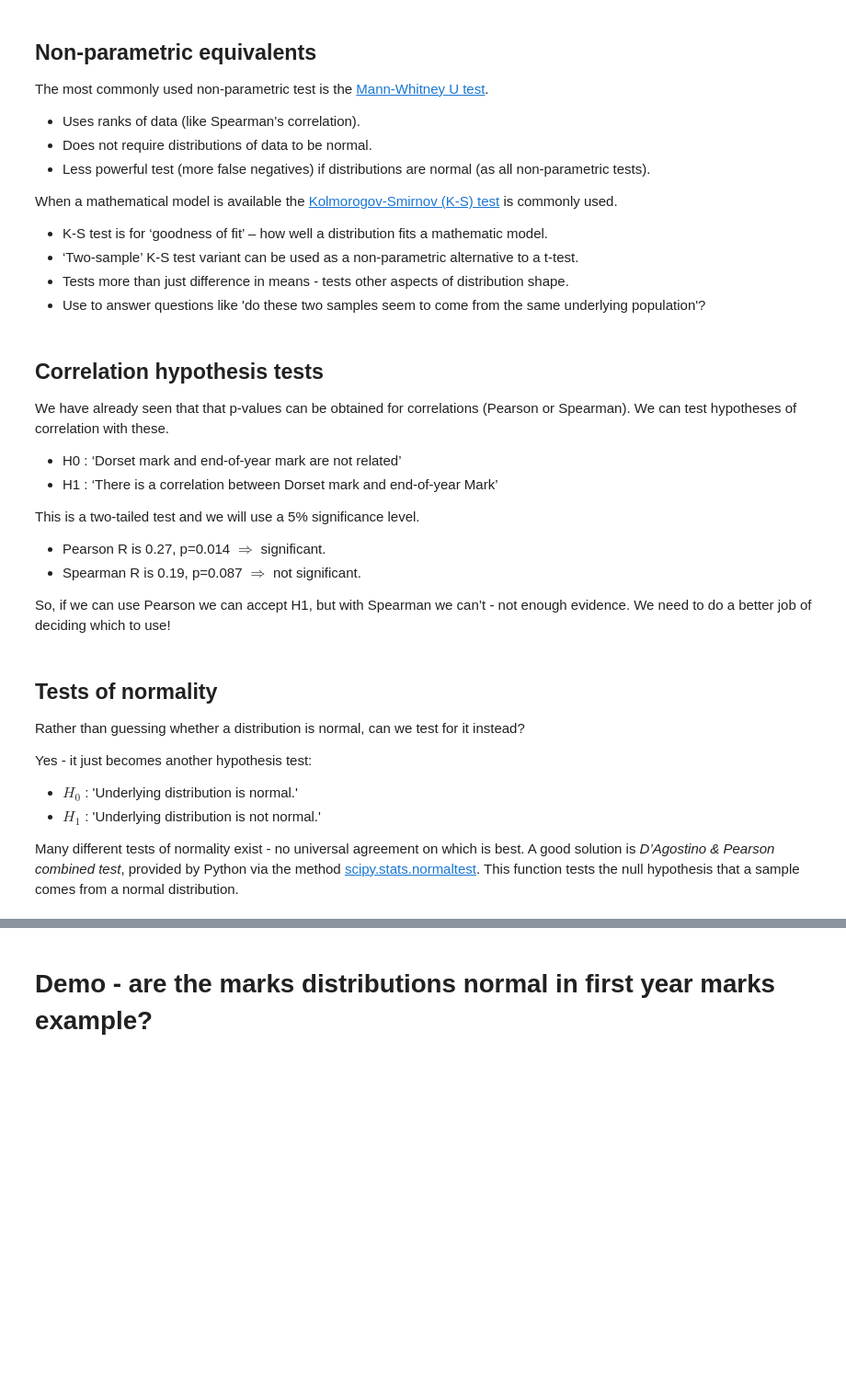
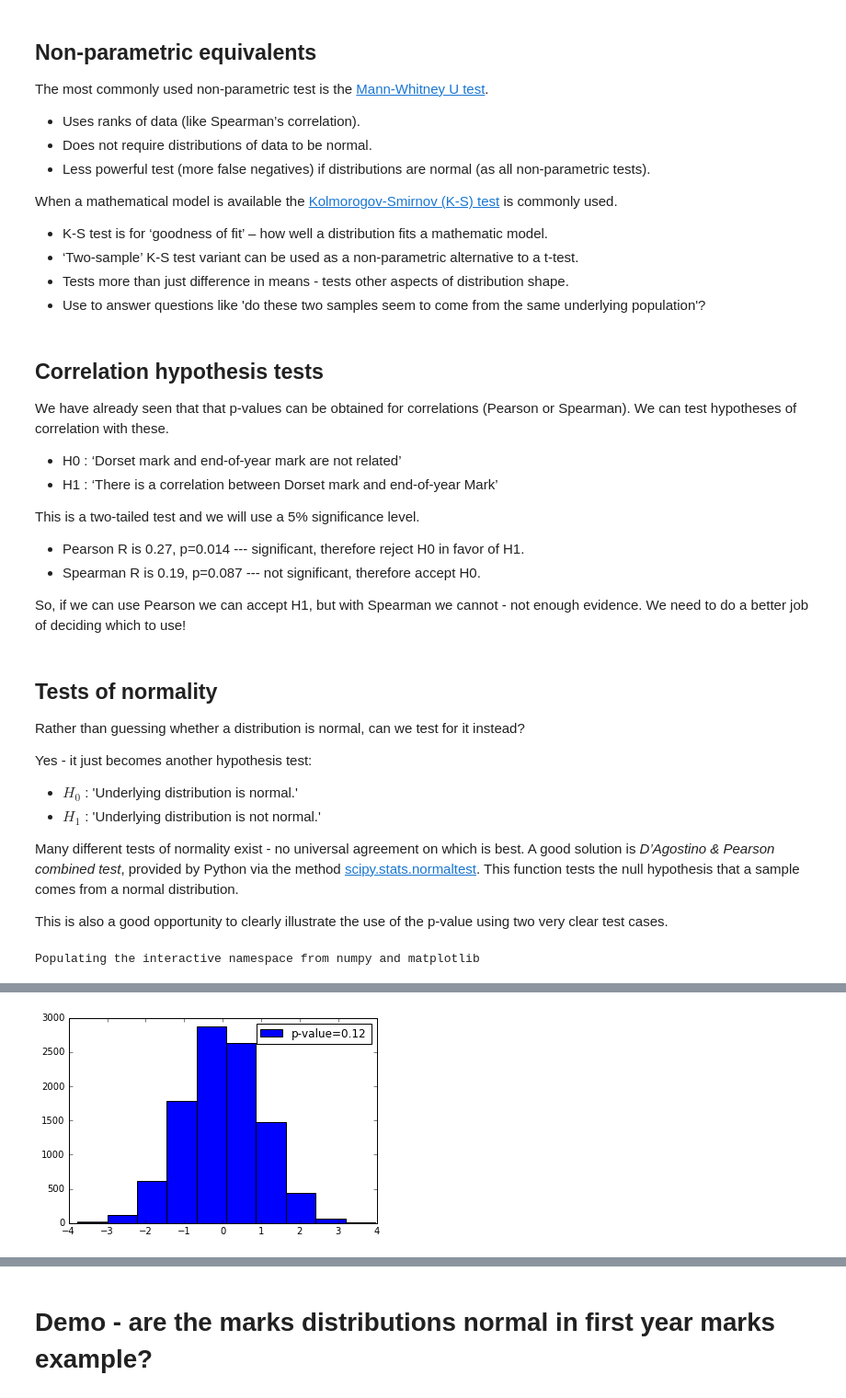
Before and after one commit to ggorman/Introduction-to-stats-for-geoscientists, a Jupyter notebook: notebooks/Lecture-7.ipynb, the cells around one changed output, grey strips where cells are left out. Shown at 92% size. Drawn from its saved outputs; the diff is of its cells as text; code cells hidden in the pictures; blank space fills up the shorter version.

```diff
--- a/notebooks/Lecture-7.ipynb
+++ b/notebooks/Lecture-7.ipynb
@@ -113,10 +120,10 @@ We have already seen that that p-values can be obtained for correlations (Pearso
 
 This is a two-tailed test and we will use a 5% significance level.
 
-* Pearson R is 0.27, p=0.014 $\Rightarrow$ significant.
-* Spearman R is 0.19, p=0.087 $\Rightarrow$ not significant.
+* Pearson R is 0.27, p=0.014 --- significant, therefore reject H0 in favor of H1.
+* Spearman R is 0.19, p=0.087 --- not significant, therefore accept H0.
 
-So, if we can use Pearson we can accept H1, but with Spearman we can’t - not enough evidence. We need to do a better job of deciding which to use!
+So, if we can use Pearson we can accept H1, but with Spearman we cannot - not enough evidence. We need to do a better job of deciding which to use!
 # %% [markdown]
 ## Tests of normality
 
@@ -128,3 +135,19 @@ Yes - it just becomes another hypothesis test:
 * $H_1$ : 'Underlying distribution is not normal.'
 
 Many different tests of normality exist - no universal agreement on which is best. A good solution is *D’Agostino & Pearson combined test*, provided by Python via the method [scipy.stats.normaltest](http://docs.scipy.org/doc/scipy/reference/generated/scipy.stats.normaltest.html). This function tests the null hypothesis that a sample comes from a normal distribution.
+
+This is also a good opportunity to clearly illustrate the use of the p-value using two very clear test cases.
+# %%
+import numpy as np
+from scipy import stats
+import pylab
+%pylab inline
+
+# Create a normal distribution.
+values = stats.norm.rvs(size=10000)
+statistic, pvalue = stats.normaltest(values)
+pylab.hist(values)
+pylab.legend(("p-value=%.2g"%pvalue, ))
+pylab.show()
+# %% [output]
+Populating the interactive namespace from numpy and matplotlib
@@ -130,0 +156 @@ Many different tests of normality exist - no universal agreement on which is bes
+[figure, added]
```
Also changed, not shown: parts of 9 cells of this notebook.
